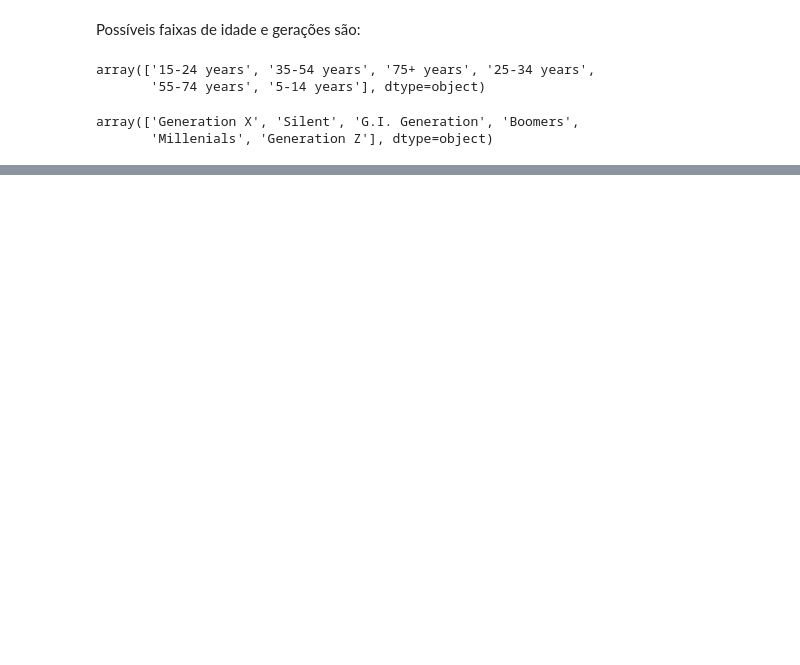
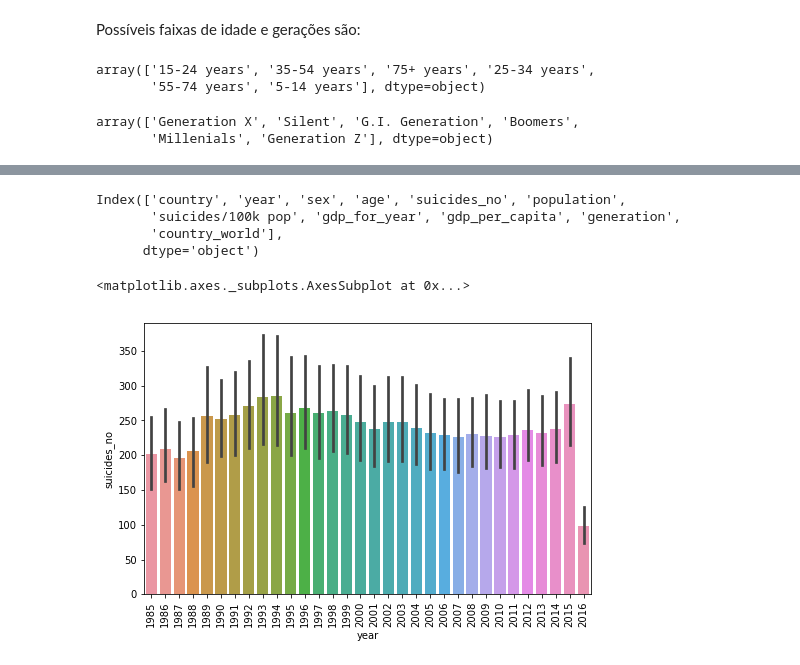
Before and after one commit to lmeazzini/Suicidal-analysis, a Jupyter notebook: Análise dos suicidios - Português.ipynb, the cells around one changed output, grey strips where cells are left out. Cells and saved outputs as stored; diff of their text form; code cells hidden in the pictures; blank space fills up the shorter version.

```diff
--- a/Análise dos suicidios - Português.ipynb
+++ b/Análise dos suicidios - Português.ipynb
@@ -88,7 +88,9 @@ df = df.rename(columns={'gdp_per_capita ($)': 'gdp_per_capita', ' gdp_for_year (
 Apenas para deixar claro, GDP é o PIB do país em questão. No caso, o campo 'gdp_for_year' está como uma string, então vamos converter isto para num número.
 # %%
 for i, x in enumerate(df['gdp_for_year']):
-    df['gdp_for_year'][i] = float(x.replace(',', ''))
+    df['gdp_for_year'][i] = x.replace(',', '')
+
+df['gdp_for_year'] = df['gdp_for_year'].astype('int64')
 # %% [output]
 A value is trying to be set on a copy of a slice from a DataFrame
 
@@ -124,0 +135,22 @@ array(['Generation X', 'Silent', 'G.I. Generation', 'Boomers',
+# %%
+Frist_world = ['United States', 'Germany', 'Japan', 'Turkey', 'United Kingdom', 'France', 'Italy', 'South Korea',
+              'Spain', 'Canada', 'Australia', 'Netherlands', 'Belgium', 'Greece', 'Portugal',
+              'Sweden', 'Austria', 'Switzerland', 'Israel', 'Singapore', 'Denmark', 'Finland', 'Norway', 'Ireland',
+              'New Zeland', 'Slovenia', 'Estonia', 'Cyprus', 'Luxembourg', 'Iceland']
+
+Second_world = ['Russian Federation', 'Ukraine', 'Poland', 'Uzbekistan', 'Romania', 'Kazakhstan', 'Azerbaijan', 'Czech Republic',
+               'Hungary', 'Belarus', 'Tajikistan', 'Serbia', 'Bulgaria', 'Slovakia', 'Croatia', 'Maldova', 'Georgia',
+               'Bosnia And Herzegovina', 'Albania', 'Armenia', 'Lithuania', 'Latvia', 'Brazil', 'Chile', 'Argentina',
+               'China', 'India', 'Bolivia', 'Romenia']
+# %%
+country_world = []
+for i in range(len(df)):
+
+    if df['country'][i] in Frist_world:
+        country_world.append(1)
+    elif df['country'][i] in Second_world:
+        country_world.append(2)
+    else:
+        country_world.append(3)
+
+df['country_world'] = country_world
@@ -124,0 +163,14 @@ array(['Generation X', 'Silent', 'G.I. Generation', 'Boomers',
+# %%
+df.columns
+# %% [output]
+Index(['country', 'year', 'sex', 'age', 'suicides_no', 'population',
+       'suicides/100k pop', 'gdp_for_year', 'gdp_per_capita', 'generation',
+       'country_world'],
+      dtype='object')
+# %%
+plt.figure(figsize=(8,5))
+plt.xticks(rotation=90)
+sns.barplot(x = 'year', y = 'suicides_no', data = df)
+# %% [output]
+<matplotlib.axes._subplots.AxesSubplot at 0x...>
+[figure, added]
```
Also changed, not shown: parts of 14 cells of this notebook.
